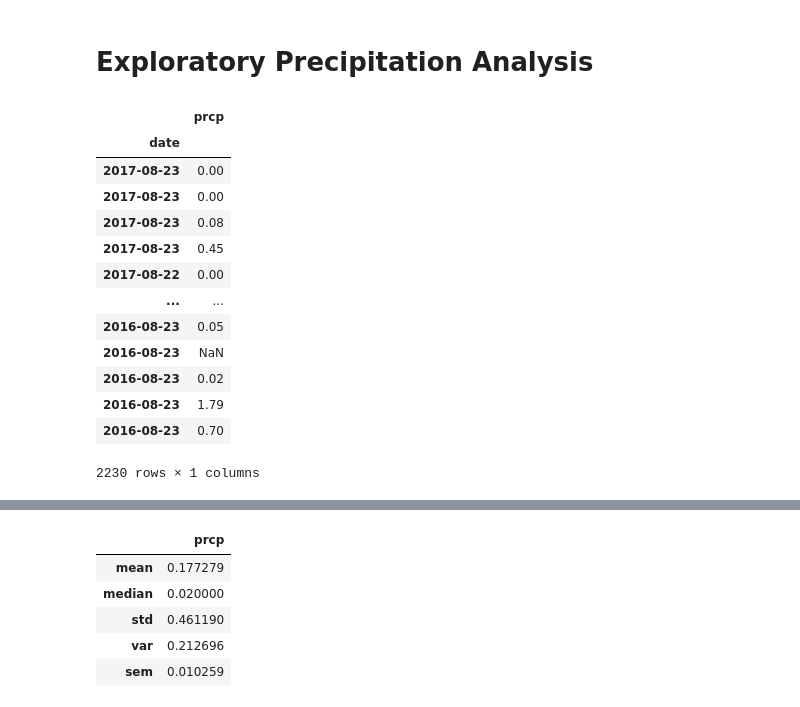
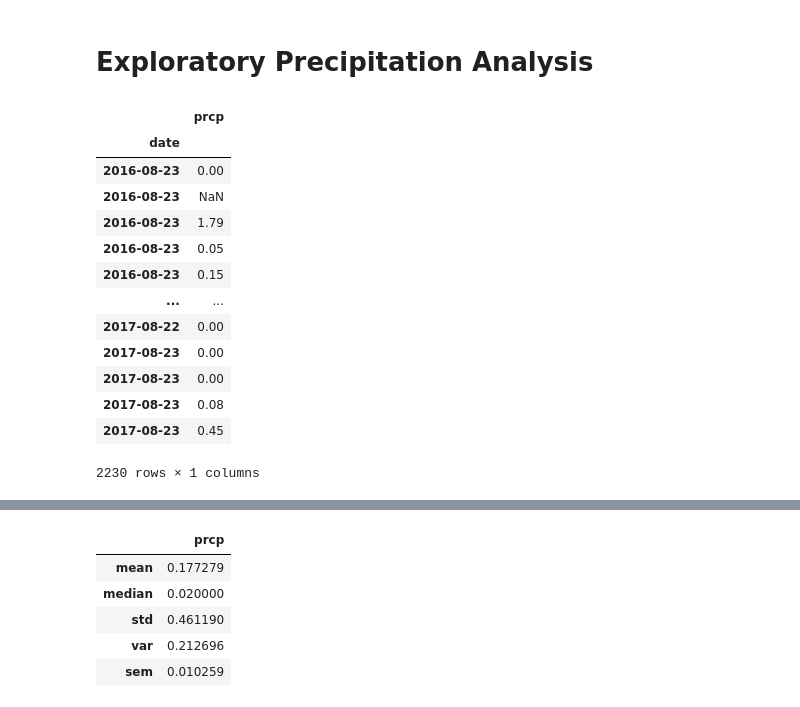
Before and after one commit to DuncanMPlate/sql_alchemy_challenge, a Jupyter notebook: climate_starter.ipynb, the cells around one changed output, grey strips where cells are left out. Cells and saved outputs as stored; diff of their text form; code cells hidden in the pictures.

```diff
--- a/climate_starter.ipynb
+++ b/climate_starter.ipynb
@@ -66,24 +66,24 @@ first_row.__dict__
 # %%
 # Find the most recent date in the data set.
 # %%
-results = session.query(Measurement.date, Measurement.prcp).\
-	order_by(Measurement.date.desc()).filter(Measurement.date >= '2016-08-23').all()
+results = session.query(Measurement.date, Measurement.prcp).filter(Measurement.date >= '2016-08-23').all()
 # %%
 results = pd.DataFrame(results, columns=('date', 'prcp'))
 results.set_index('date', inplace=True)
+results = results.sort_index(ascending=True)
 results
 # %% [output]
 |  | prcp |
 | date |  |
+| 2016-08-23 | 0.00 |
+| 2016-08-23 | NaN |
+| 2016-08-23 | 1.79 |
+| 2016-08-23 | 0.05 |
+| 2016-08-23 | 0.15 |
+| ... | ... |
+| 2017-08-22 | 0.00 |
 | 2017-08-23 | 0.00 |
 | 2017-08-23 | 0.00 |
 | 2017-08-23 | 0.08 |
 | 2017-08-23 | 0.45 |
-| 2017-08-22 | 0.00 |
-| ... | ... |
-| 2016-08-23 | 0.05 |
-| 2016-08-23 | NaN |
-| 2016-08-23 | 0.02 |
-| 2016-08-23 | 1.79 |
-| 2016-08-23 | 0.70 |
 2230 rows × 1 columns
```
Also changed, not shown: parts of 4 cells of this notebook, 1 other file.
